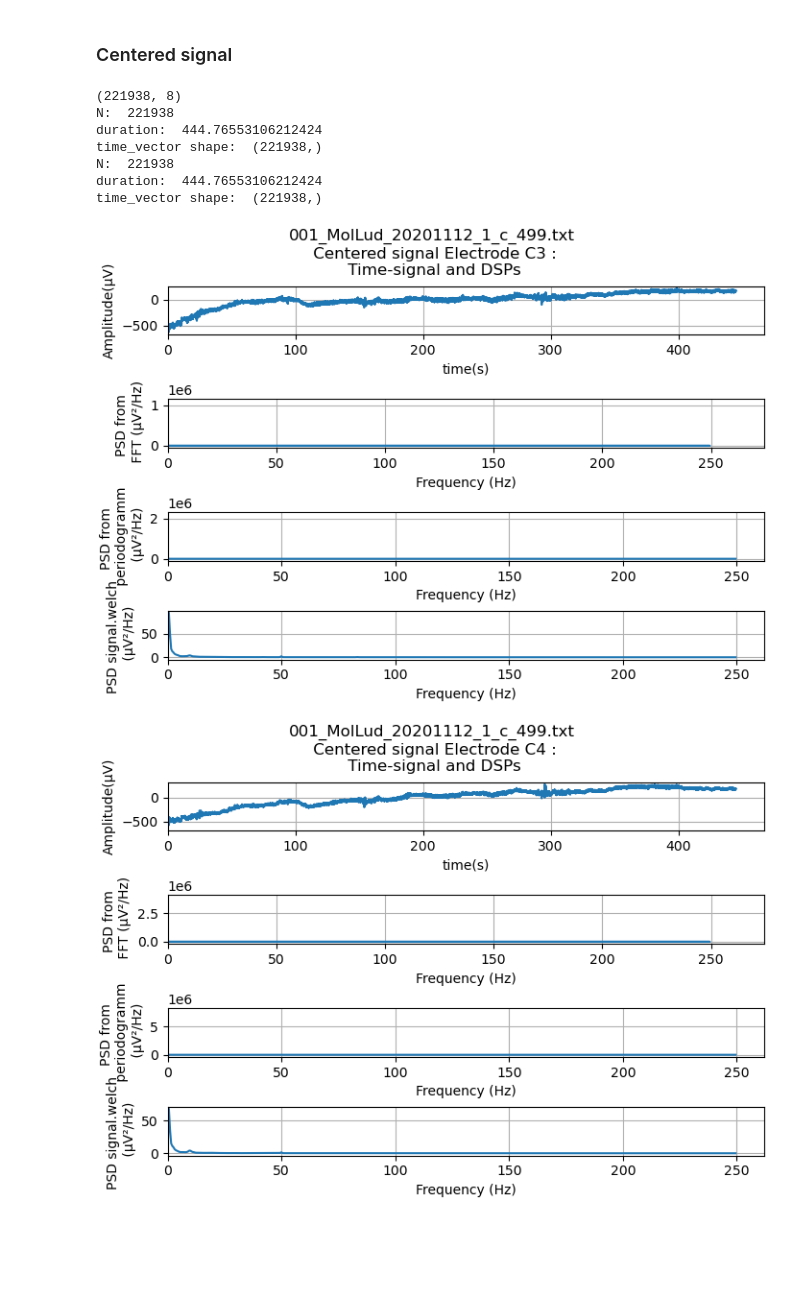
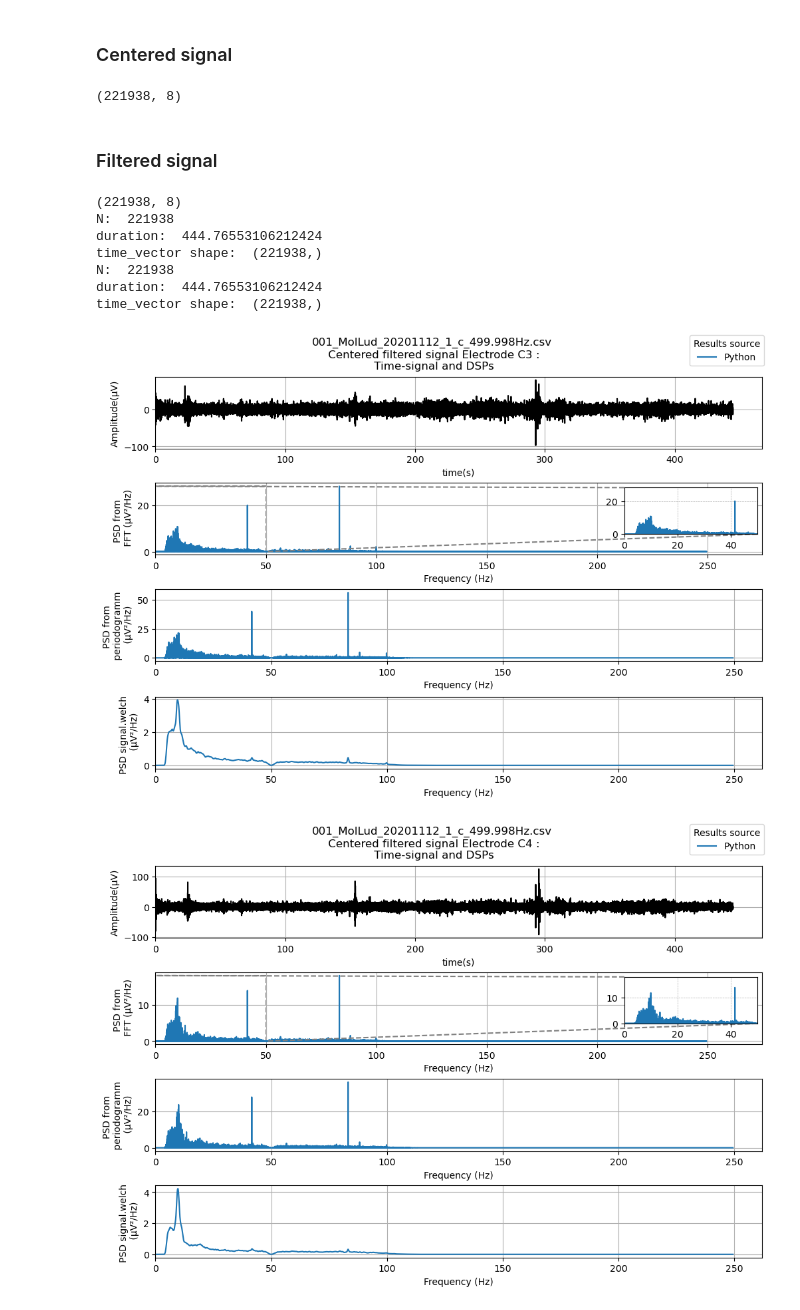
Before and after one commit to iwissemben/Stage_Signal_Physio, a Jupyter notebook: SRC/comparisons_Rearm.ipynb, the cells around one changed output. Saved outputs shown, nothing was run; the diff lists cells and outputs as text; code cells hidden in the pictures; blank space fills up the shorter version.

```diff
--- a/SRC/comparisons_Rearm.ipynb
+++ b/SRC/comparisons_Rearm.ipynb
@@ -53,0 +57,4 @@ channels_dic = {"Channel_1": "C4",
+# %%
+print(np.mean(EEG_amplitudes_centered))
+EEG_amplitudes_rereferenced=EEG_amplitudes_centered-np.mean(EEG_amplitudes_centered)
+print(EEG_amplitudes_rereferenced.shape)
@@ -53,0 +104,5 @@ channels_dic = {"Channel_1": "C4",
+# %%
+print(np.shape(EEG_amplitudes_rereferenced))
+EEG_amplitudes_centered_filtered,_,_=filter_signal(input_signal=EEG_amplitudes_rereferenced,
+                                               sample_rate=Srate,
+                                               order=8,cutofffreq=(5,100,50))
@@ -54,4 +116,14 @@ channels_dic = {"Channel_1": "C4",
 # %% [markdown]
 ### Electrode selection
+# %%
+# definition of the EEG channels' names
+channels_dict = {"Channel_1": "C4",
+                "Channel_2": "FC2",
+                "Channel_3": "FC6",
+                "Channel_4": "CP2",
+                "Channel_5": "C3",
+                "Channel_6": "FC1",
+                "Channel_7": "FC5",
+                "Channel_8": "CP1"}
 # %%
 # Selection of one electrode
@@ -74,3 +139,8 @@ EEG_amplitudes_centered=EEG_raw_amplitudes-np.mean(EEG_raw_amplitudes,axis=0)
+# %%
+#Results to show
+RAW_BUTTON=False
+CENTERED_BUTTON=False
+FILTERED_BUTTON=True
 # %% [markdown]
 ### Raw signal
 # %%
@@ -85,15 +155,30 @@ TypeError: plot_signal_time_dsps() missing 1 required positional argument: 'sign
 # %%
 print(EEG_amplitudes_centered.shape)
 
-plot_signal_time_dsps(EEG_amplitudes_centered[:,ELECTRODE_INDEX1],sample_rate=Srate,signal_name=FILENAME+"\n Centered signal Electrode "+channels_dic["Channel_"+str(ELECTRODE_NUMBER1)])
-plot_signal_time_dsps(EEG_amplitudes_centered[:,ELECTRODE_INDEX2],sample_rate=Srate,signal_name=FILENAME+"\n Centered signal Electrode "+channels_dic["Channel_"+str(ELECTRODE_NUMBER2)])
+if CENTERED_BUTTON:
+    print(EEG_raw_amplitudes.shape)
+    plot_signal_time_dsps(fig_number=1,signal=EEG_amplitudes_centered[:,ELECTRODE_INDEX1],sample_rate=Srate,
+                        signal_name=FILENAME+"\n Centered signal Electrode "+channels_dict["Channel_"+str(ELECTRODE_NUMBER1)])
+    plot_signal_time_dsps(fig_number=2,signal=EEG_amplitudes_centered[:,ELECTRODE_INDEX2],sample_rate=Srate,
+                        signal_name=FILENAME+"\n Centered signal Electrode "+channels_dict["Channel_"+str(ELECTRODE_NUMBER2)])
 # %% [output]
 (221938, 8)
-N:  221938
-duration:  444.76553106212424
-time_vector shape:  (221938,)
-N:  221938
-duration:  444.76553106212424
-time_vector shape:  (221938,)
-[figure, removed]
-[figure, removed]
+# %% [markdown]
+### Filtered signal
+# %%
+print(EEG_amplitudes_centered_filtered.shape)
+if FILTERED_BUTTON:
+    plot_signal_time_dsps(fig_number=1,signal=EEG_amplitudes_centered_filtered[:,ELECTRODE_INDEX1],sample_rate=Srate,
+                        signal_name=FILENAME+"\n Centered filtered signal Electrode "+channels_dict["Channel_"+str(ELECTRODE_NUMBER1)])
+    plot_signal_time_dsps(fig_number=2,signal=EEG_amplitudes_centered_filtered[:,ELECTRODE_INDEX2],sample_rate=Srate,
+                        signal_name=FILENAME+"\n Centered filtered signal Electrode "+channels_dict["Channel_"+str(ELECTRODE_NUMBER2)])
+# %% [output]
+(221938, 8)
+N:  221938
+duration:  444.76553106212424
+time_vector shape:  (221938,)
+N:  221938
+duration:  444.76553106212424
+time_vector shape:  (221938,)
+[figure, added]
+[figure, added]
```
Also changed, not shown: parts of 20 cells of this notebook, 3 other files.
